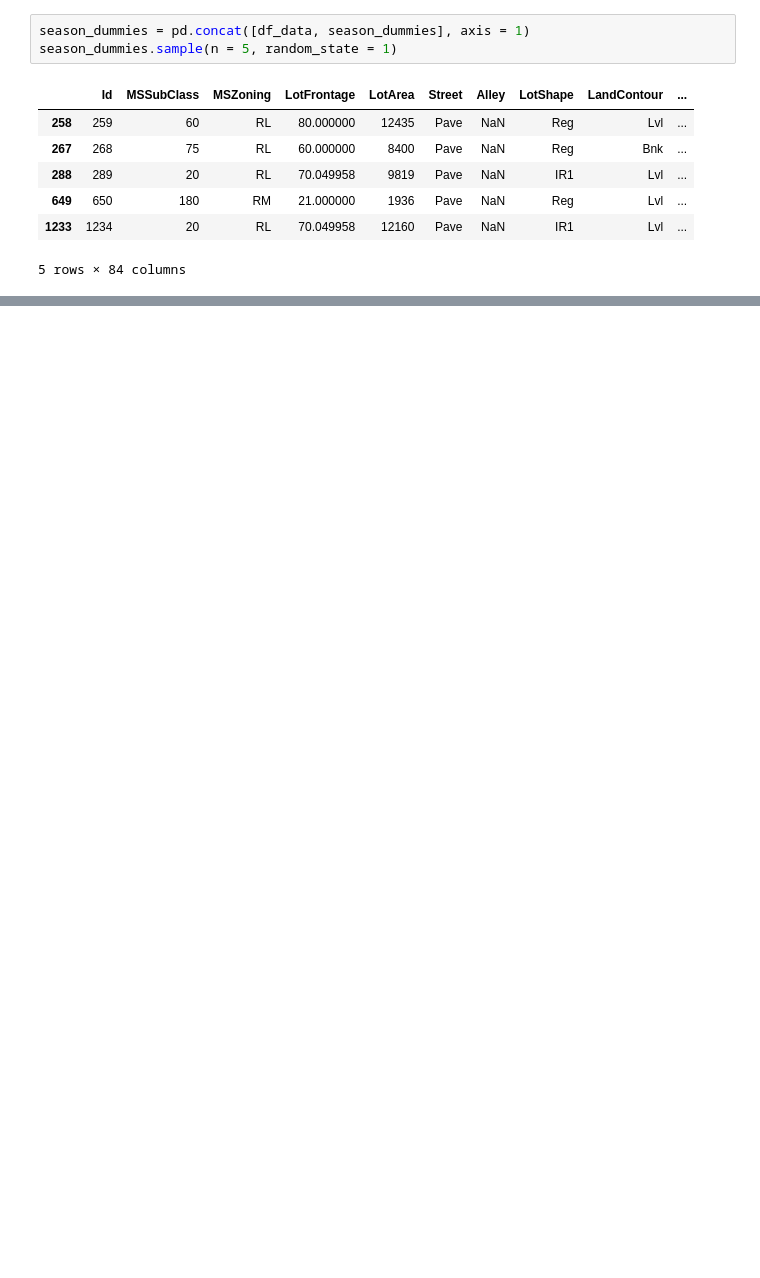
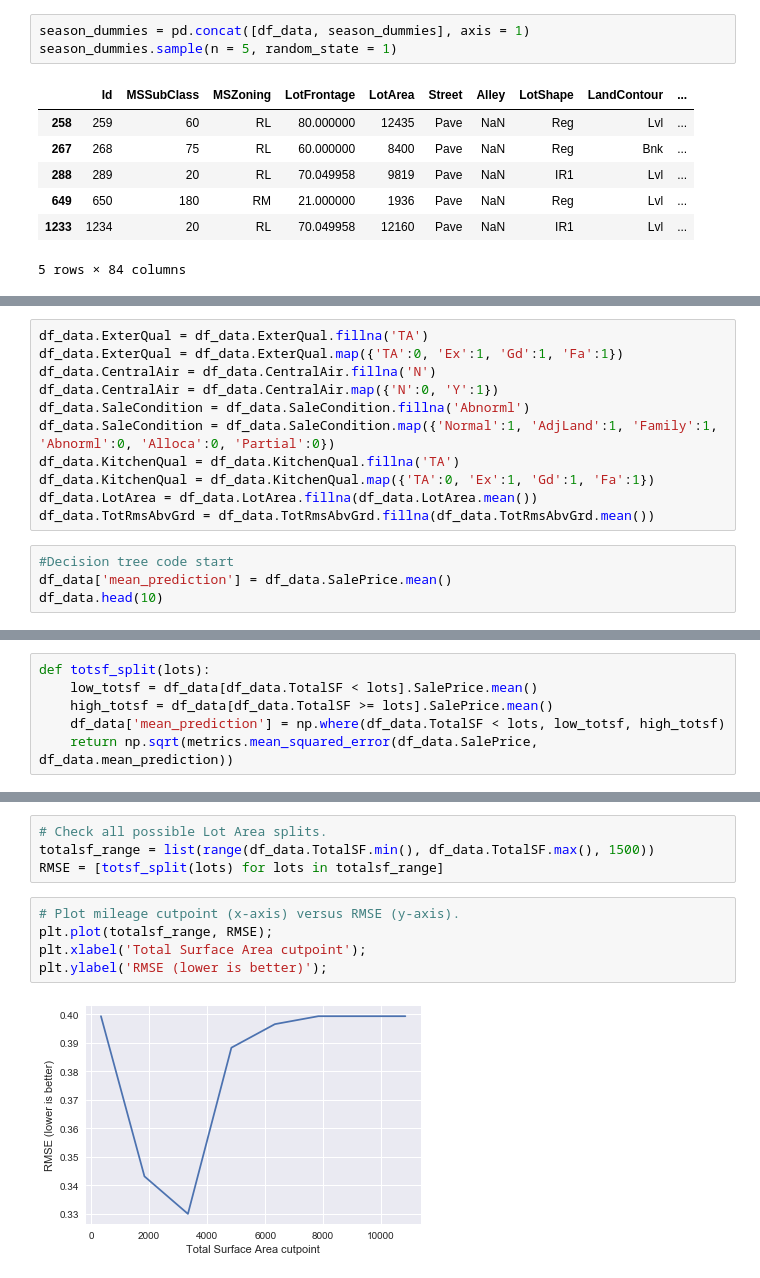
Before and after one commit to lcabbott93/DSRemote_Homework, a Jupyter notebook: Final_Project_Notebook_WIP.ipynb, the cells around one changed output, grey strips where cells are left out. Saved outputs shown, nothing was run; the diff lists cells and outputs as text; blank space fills up the shorter version.

```diff
--- a/Final_Project_Notebook_WIP.ipynb
+++ b/Final_Project_Notebook_WIP.ipynb
@@ -545,0 +546,15 @@ print(metrics.mean_squared_error(y_test, y_pred_test))
+# %%
+df_data.ExterQual = df_data.ExterQual.fillna('TA')
+df_data.ExterQual = df_data.ExterQual.map({'TA':0, 'Ex':1, 'Gd':1, 'Fa':1})
+df_data.CentralAir = df_data.CentralAir.fillna('N')
+df_data.CentralAir = df_data.CentralAir.map({'N':0, 'Y':1})
+df_data.SaleCondition = df_data.SaleCondition.fillna('Abnorml')
+df_data.SaleCondition = df_data.SaleCondition.map({'Normal':1, 'AdjLand':1, 'Family':1, 'Abnorml':0, 'Alloca':0, 'Partial':0})
+df_data.KitchenQual = df_data.KitchenQual.fillna('TA')
+df_data.KitchenQual = df_data.KitchenQual.map({'TA':0, 'Ex':1, 'Gd':1, 'Fa':1})
+df_data.LotArea = df_data.LotArea.fillna(df_data.LotArea.mean())
+df_data.TotRmsAbvGrd = df_data.TotRmsAbvGrd.fillna(df_data.TotRmsAbvGrd.mean())
+# %%
+#Decision tree code start
+df_data['mean_prediction'] = df_data.SalePrice.mean()
+df_data.head(10)
@@ -545,0 +578,6 @@ print(metrics.mean_squared_error(y_test, y_pred_test))
+# %%
+def totsf_split(lots):
+    low_totsf = df_data[df_data.TotalSF < lots].SalePrice.mean()
+    high_totsf = df_data[df_data.TotalSF >= lots].SalePrice.mean()
+    df_data['mean_prediction'] = np.where(df_data.TotalSF < lots, low_totsf, high_totsf)
+    return np.sqrt(metrics.mean_squared_error(df_data.SalePrice, df_data.mean_prediction))
@@ -545,0 +613,11 @@ print(metrics.mean_squared_error(y_test, y_pred_test))
+# %%
+# Check all possible Lot Area splits.
+totalsf_range = list(range(df_data.TotalSF.min(), df_data.TotalSF.max(), 1500))
+RMSE = [totsf_split(lots) for lots in totalsf_range]
+# %%
+# Plot mileage cutpoint (x-axis) versus RMSE (y-axis).
+plt.plot(totalsf_range, RMSE);
+plt.xlabel('Total Surface Area cutpoint');
+plt.ylabel('RMSE (lower is better)');
+# %% [output]
+[figure, added]
```
Also changed, not shown: parts of 10 cells of this notebook.
